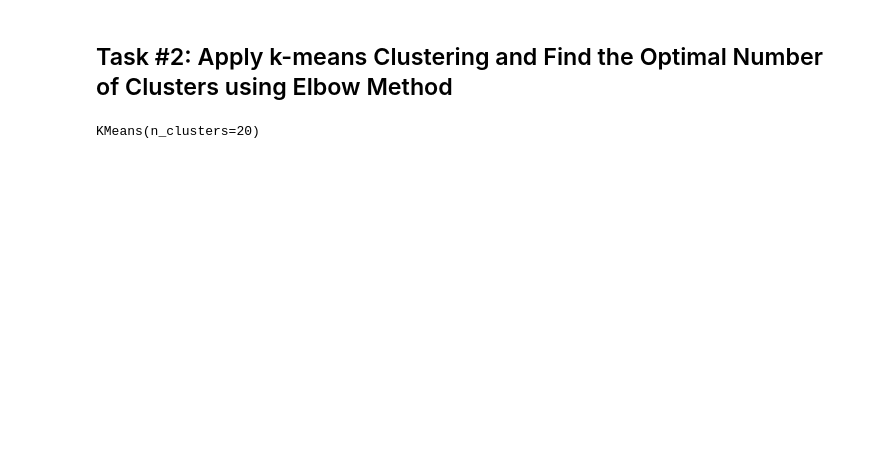
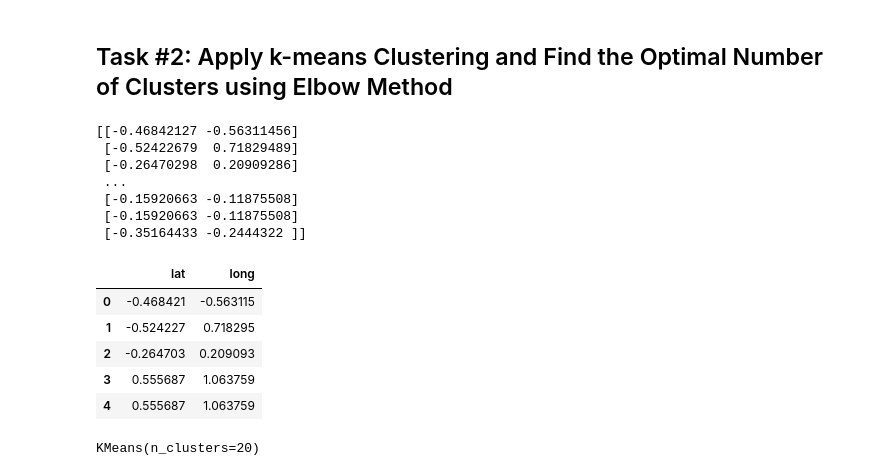
Before and after one commit to sagueso/tourism-analysis, a Jupyter notebook: ber/k-means.ipynb, the cells around one changed output. Drawn from its saved outputs; the diff is of its cells as text; code cells hidden in the pictures; blank space fills up the shorter version.

```diff
--- a/ber/k-means.ipynb
+++ b/ber/k-means.ipynb
@@ -6,3 +22,28 @@ from sklearn.cluster import KMeans
+# %%
+# Scale the data
+columns_to_drop = ['id', 'user', 'tags', 'title',  'date_taken_minute', 'date_taken_hour', 'date_taken_day', 'date_taken_month', 'date_taken_year', 'date_upload_minute', 'date_upload_hour', 'date_upload_day', 'date_upload_month', 'date_upload_year', 'Unnamed: 16',	'Unnamed: 17',	'Unnamed: 18']
+df_clustering = data.drop(columns_to_drop , axis=1)
+scaler = StandardScaler()
+scaled_data = scaler.fit_transform(df_clustering)
+# show
+print(scaled_data)
+# create a DataFrame
+scaled_data_df = pd.DataFrame(data=scaled_data, columns=df_clustering.columns)
+scaled_data_df.head()
+# %% [output]
+[[-0.46842127 -0.56311456]
+ [-0.52422679  0.71829489]
+ [-0.26470298  0.20909286]
+ ...
+ [-0.15920663 -0.11875508]
+ [-0.15920663 -0.11875508]
+ [-0.35164433 -0.2444322 ]]
+|  | lat | long |
+| 0 | -0.468421 | -0.563115 |
+| 1 | -0.524227 | 0.718295 |
+| 2 | -0.264703 | 0.209093 |
+| 3 | 0.555687 | 1.063759 |
+| 4 | 0.555687 | 1.063759 |
 # %%
 # number of clusters
 k = 20
```
Also changed, not shown: parts of 7 cells of this notebook, 1 other file.
